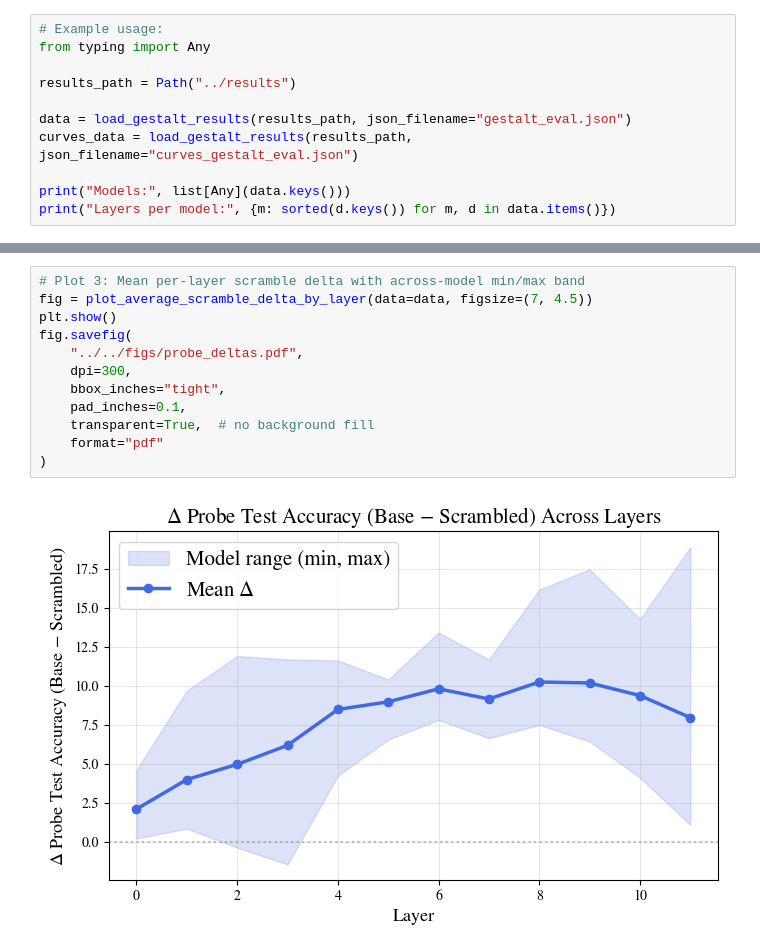
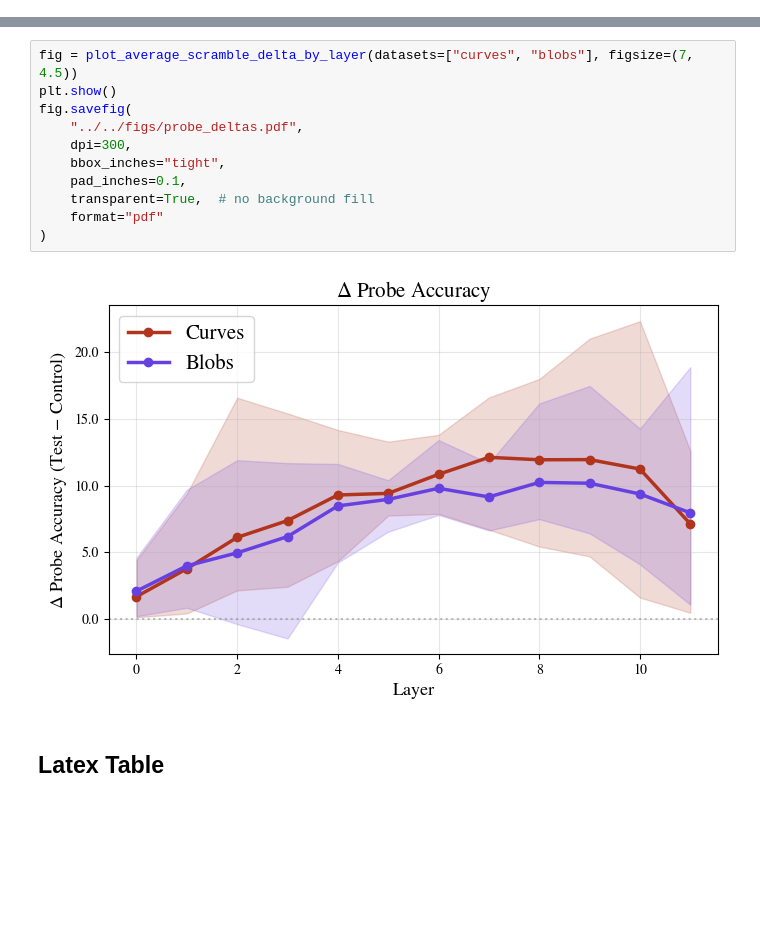
Before and after one commit to alexatartaglini/gestalt-interp, a Jupyter notebook: binding_probes/analysis/analyze_results.ipynb, the cells around one changed output, grey strips where cells are left out. Drawn from its saved outputs; the diff is of its cells as text; blank space fills up the shorter version.

Commit message:
cleaned up viz code, added better graphs for selectivity

```diff
--- a/binding_probes/analysis/analyze_results.ipynb
+++ b/binding_probes/analysis/analyze_results.ipynb
@@ -198,11 +131,0 @@ def plot_ablation_decrement_by_layer(data=None, results_dir=None, models=None, c
-# %%
-# Example usage:
-from typing import Any
-
-results_path = Path("../results")
-
-data = load_gestalt_results(results_path, json_filename="gestalt_eval.json")
-curves_data = load_gestalt_results(results_path, json_filename="curves_gestalt_eval.json")
-
-print("Models:", list[Any](data.keys()))
-print("Layers per model:", {m: sorted(d.keys()) for m, d in data.items()})
@@ -295,17 +218,18 @@ def plot_average_scramble_delta_by_layer(data=None, results_dir=None, models=Non
     plt.tight_layout()
     return fig
 # %%
-# Plot 3: Mean per-layer scramble delta with across-model min/max band
-fig = plot_average_scramble_delta_by_layer(data=data, figsize=(7, 4.5))
+fig = plot_average_scramble_delta_by_layer(datasets=["curves", "blobs"], figsize=(7, 4.5))
 plt.show()
 fig.savefig(
     "../../figs/probe_deltas.pdf",
     dpi=300,
     bbox_inches="tight",
     pad_inches=0.1,
     transparent=True,  # no background fill
     format="pdf"
 )
 # %% [output]
-[figure, old version]
+[figure, new version]
+# %% [markdown]
+## Latex Table
 # %%
```
Also changed, not shown: parts of 24 cells of this notebook.
